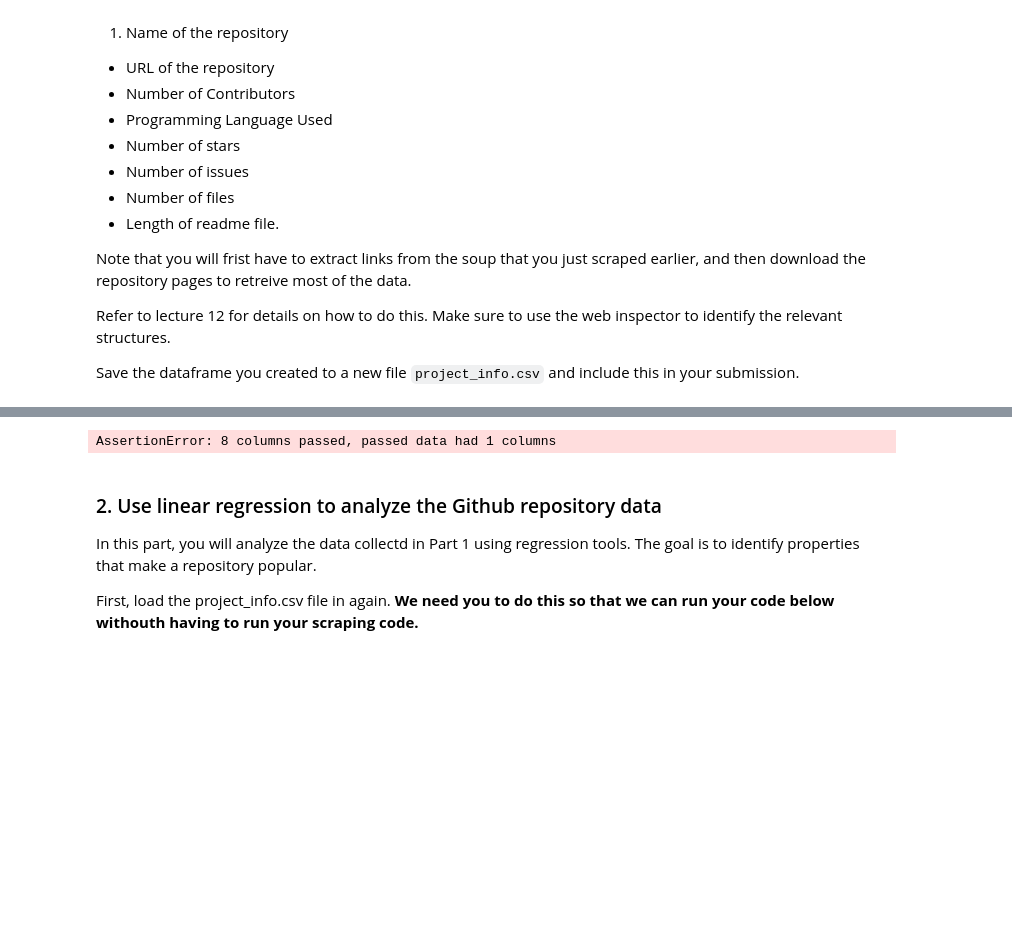
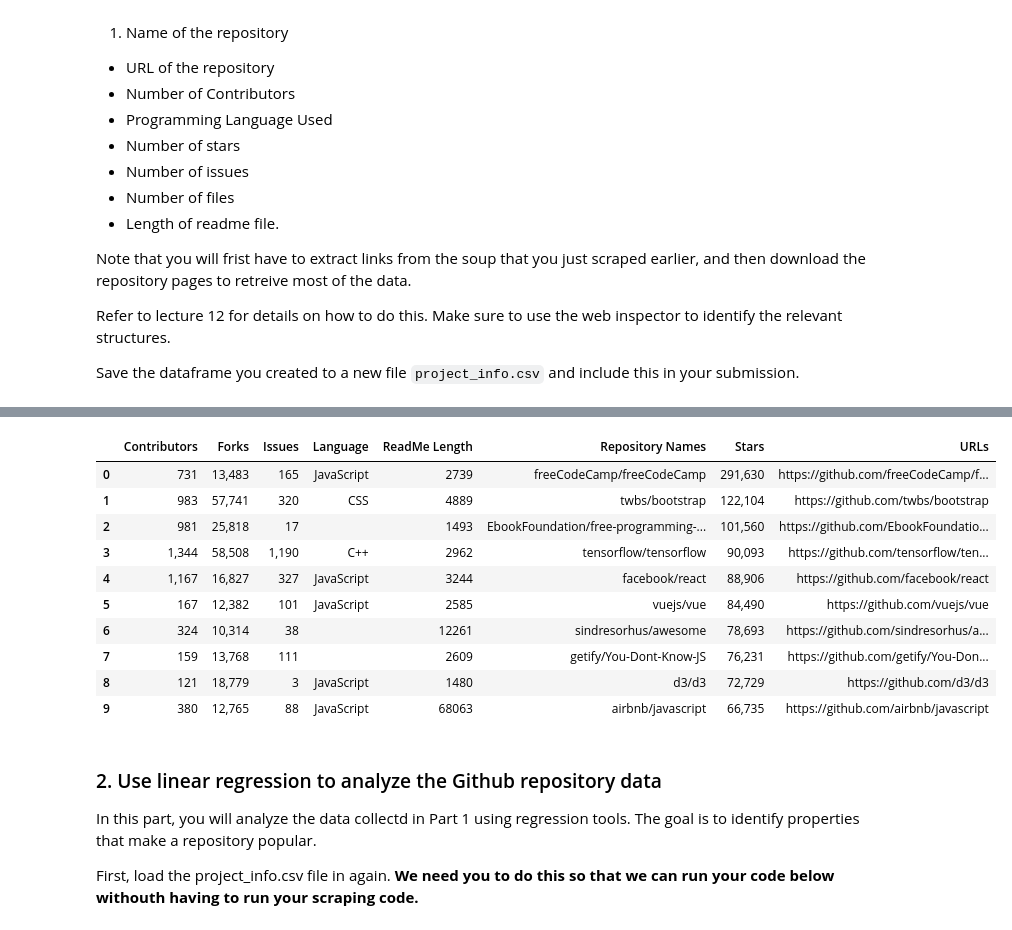
Before and after one commit to brookeslawski/datascience-homeworks-local, a Jupyter notebook: HW6/2018-HW6.ipynb, the cells around one changed output, grey strips where cells are left out. Drawn from its saved outputs; the diff is of its cells as text; code cells hidden in the pictures; blank space fills up the shorter version.

```diff
--- a/HW6/2018-HW6.ipynb
+++ b/HW6/2018-HW6.ipynb
@@ -177,11 +177,28 @@ lang_list: ['JavaScript', 'CSS', '', 'C++', 'JavaScript', 'JavaScript', '', '',
 
 RM lengths: [2739, 4889, 1493, 2962, 3244, 2585, 12261, 2609, 1480, 68063]
-# %%
-# Convert list into DataFrame
-header= ["Repository Names", "URLs", "Contributors", "Language", "Stars", "Issues", "Forks", "ReadMe length"]
-matrix = [[name_list], [url_list], [cont_list], [lang_list], [stars_list], [issues_list], [forks_list], [rmlength_list]]
-reposDF = pd.DataFrame(matrix, columns=header)
-# %% [output]
-AssertionError: 8 columns passed, passed data had 1 columns
+# %%
+# Convert list into DataFrame
+reposDF = pd.DataFrame({"Repository Names":name_list,
+                       "URLs":url_list,
+                       "Contributors":cont_list,
+                       "Language":lang_list,
+                       "Stars":stars_list,
+                       "Issues":issues_list,
+                       "Forks":forks_list,
+                       "ReadMe Length":rmlength_list})
+
+reposDF
+# %% [output]
+|  | Contributors | Forks | Issues | Language | ReadMe Length | Repository Names | Stars | URLs |
+| 0 | 731 | 13,483 | 165 | JavaScript | 2739 | freeCodeCamp/freeCodeCamp | 291,630 | https://github.com/freeCodeCamp/f... |
+| 1 | 983 | 57,741 | 320 | CSS | 4889 | twbs/bootstrap | 122,104 | https://github.com/twbs/bootstrap |
+| 2 | 981 | 25,818 | 17 |  | 1493 | EbookFoundation/free-programming-... | 101,560 | https://github.com/EbookFoundatio... |
+| 3 | 1,344 | 58,508 | 1,190 | C++ | 2962 | tensorflow/tensorflow | 90,093 | https://github.com/tensorflow/ten... |
+| 4 | 1,167 | 16,827 | 327 | JavaScript | 3244 | facebook/react | 88,906 | https://github.com/facebook/react |
+| 5 | 167 | 12,382 | 101 | JavaScript | 2585 | vuejs/vue | 84,490 | https://github.com/vuejs/vue |
+| 6 | 324 | 10,314 | 38 |  | 12261 | sindresorhus/awesome | 78,693 | https://github.com/sindresorhus/a... |
+| 7 | 159 | 13,768 | 111 |  | 2609 | getify/You-Dont-Know-JS | 76,231 | https://github.com/getify/You-Don... |
+| 8 | 121 | 18,779 | 3 | JavaScript | 1480 | d3/d3 | 72,729 | https://github.com/d3/d3 |
+| 9 | 380 | 12,765 | 88 | JavaScript | 68063 | airbnb/javascript | 66,735 | https://github.com/airbnb/javascript |
 # %%
 # Save dataframe to file project_info.csv
```
Also changed, not shown: parts of 3 cells of this notebook, 4 other files.
